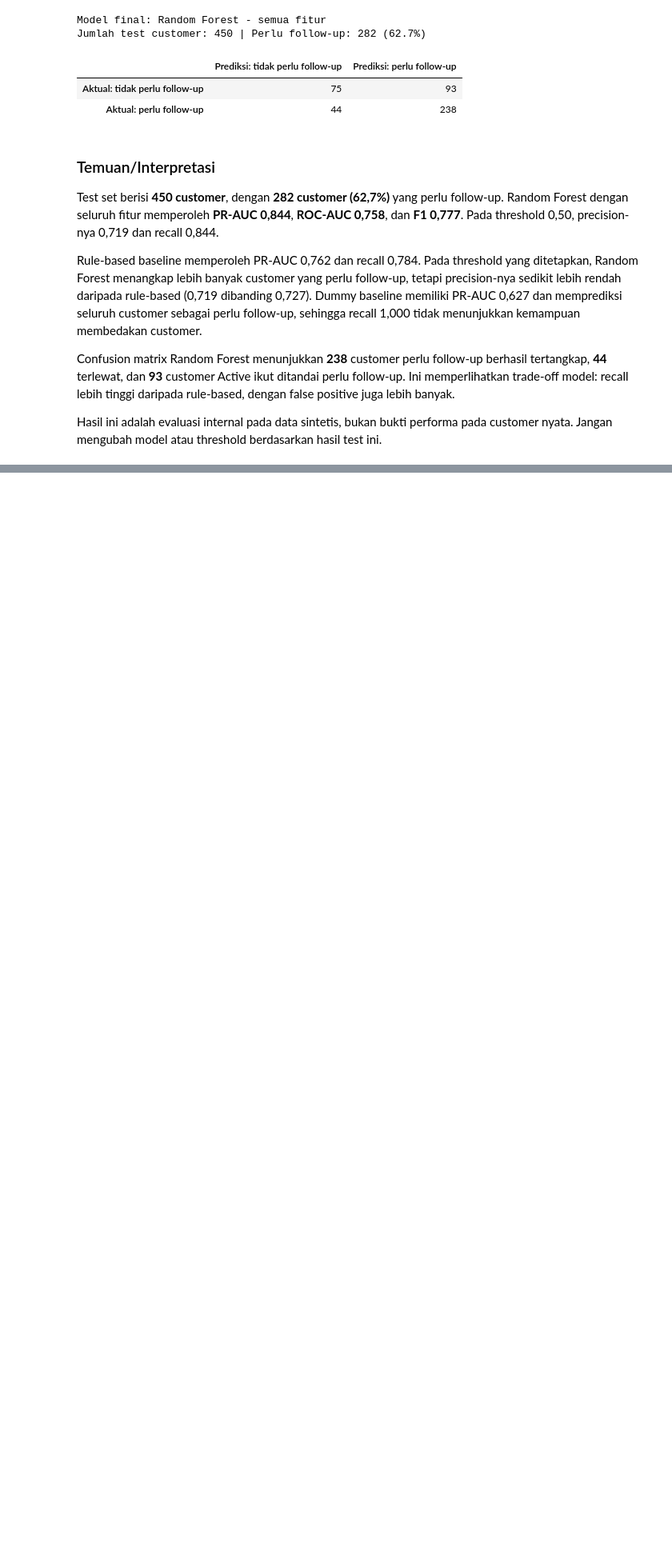
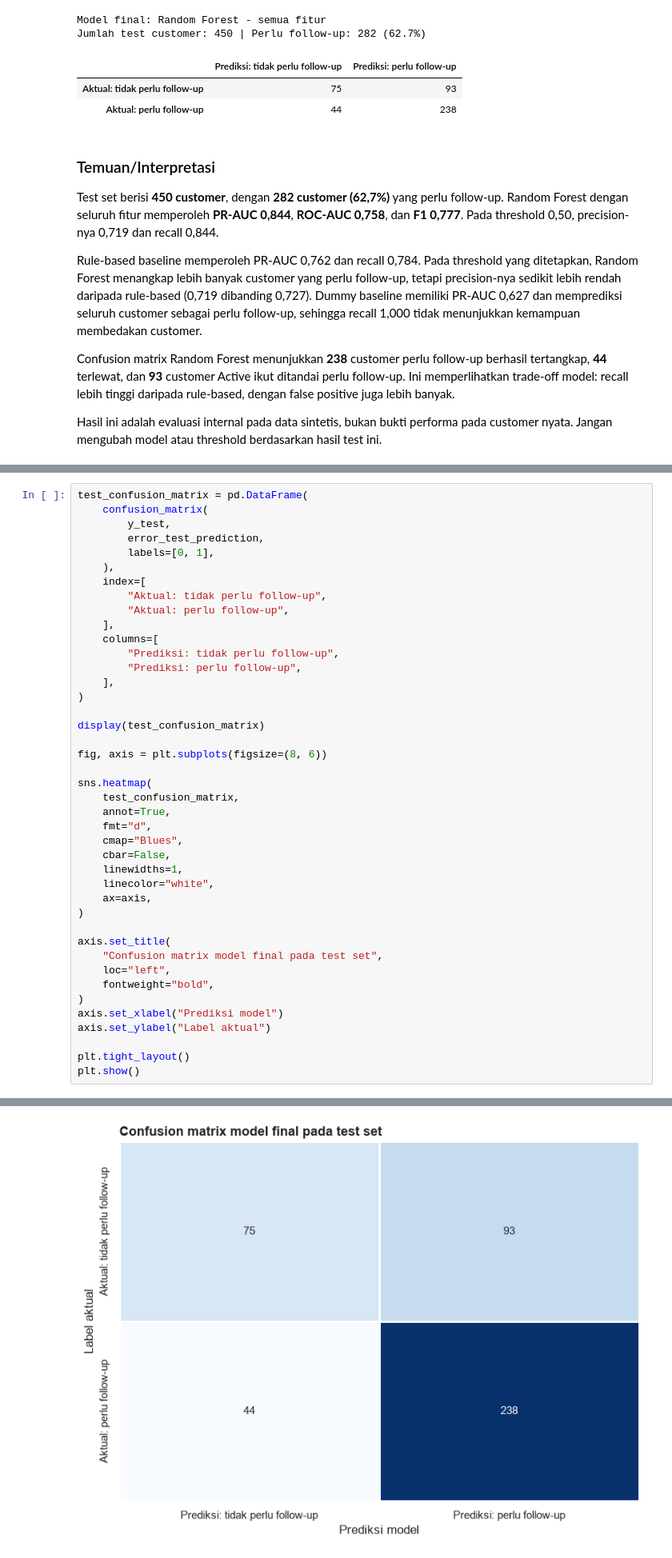
Before and after one commit to DaffaAlfiannoor/Customer-Retention-Risk, a Jupyter notebook: notebook.ipynb, the cells around one changed output, grey strips where cells are left out. Shown at 80% size. Saved outputs shown, nothing was run; the diff lists cells and outputs as text; blank space fills up the shorter version.

Commit message:
final data science

```diff
--- a/notebook.ipynb
+++ b/notebook.ipynb
@@ -4917,0 +4928,43 @@ Customer Retention Risk Gymnasyum. Dataset bukan data customer nyata.
+# %%
+test_confusion_matrix = pd.DataFrame(
+    confusion_matrix(
+        y_test,
+        error_test_prediction,
+        labels=[0, 1],
+    ),
+    index=[
+        "Aktual: tidak perlu follow-up",
+        "Aktual: perlu follow-up",
+    ],
+    columns=[
+        "Prediksi: tidak perlu follow-up",
+        "Prediksi: perlu follow-up",
+    ],
+)
+
+display(test_confusion_matrix)
+
+fig, axis = plt.subplots(figsize=(8, 6))
+
+sns.heatmap(
+    test_confusion_matrix,
+    annot=True,
+    fmt="d",
+    cmap="Blues",
+    cbar=False,
+    linewidths=1,
+    linecolor="white",
+    ax=axis,
+)
+
+axis.set_title(
+    "Confusion matrix model final pada test set",
+    loc="left",
+    fontweight="bold",
+)
+axis.set_xlabel("Prediksi model")
+axis.set_ylabel("Label aktual")
+
+plt.tight_layout()
+plt.show()
+# %% [output]
@@ -4917,0 +4974 @@ Customer Retention Risk Gymnasyum. Dataset bukan data customer nyata.
+[figure, added]
```
Also changed, not shown: parts of 56 cells of this notebook, 6 other files.
